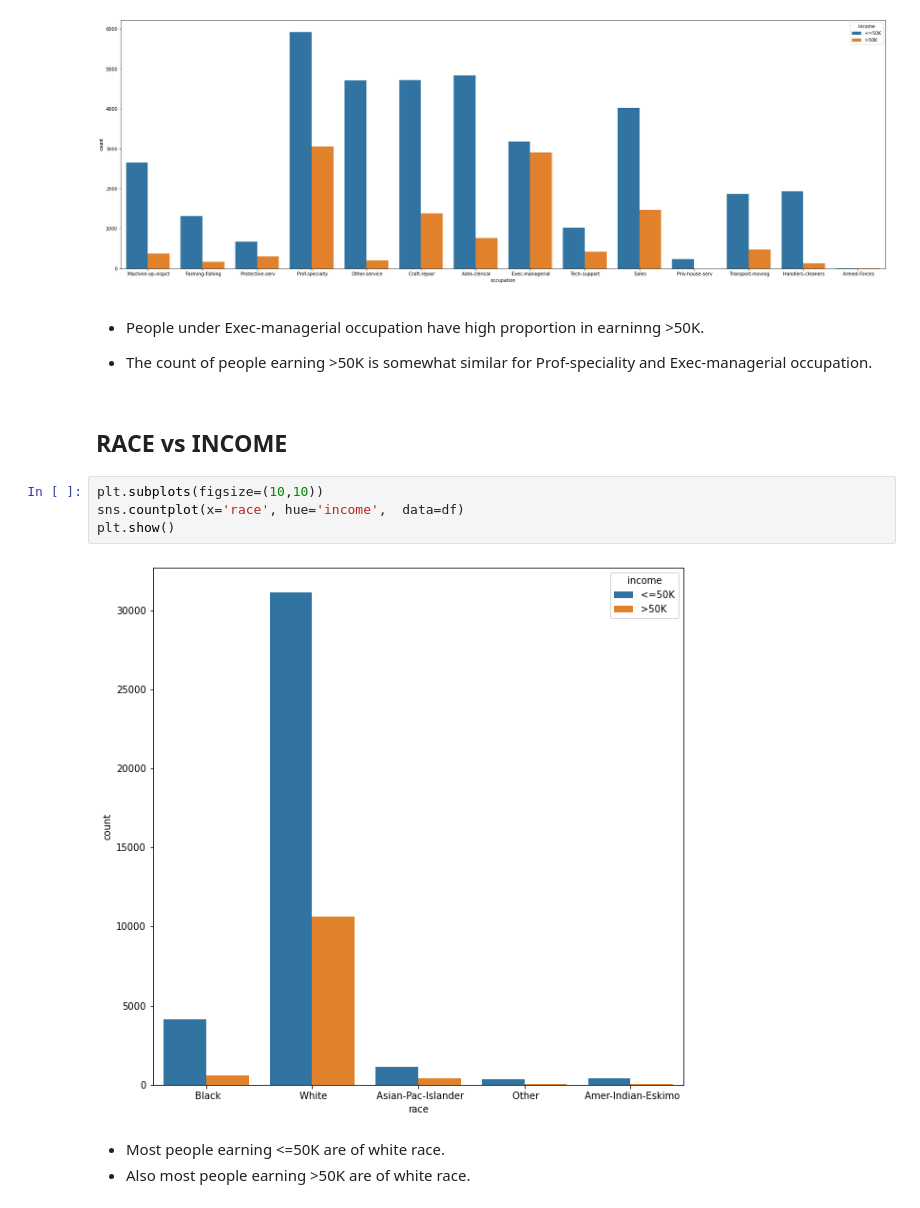
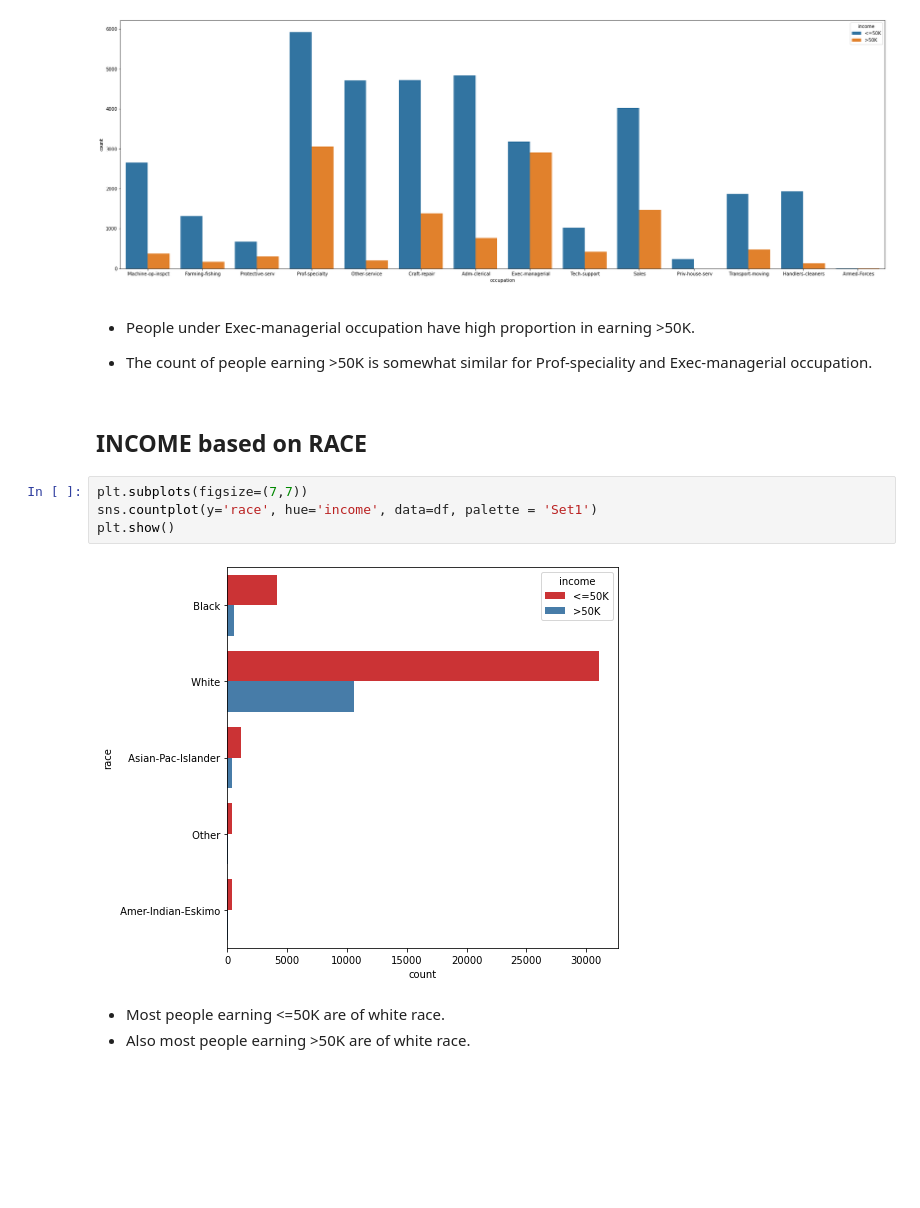
Before and after one commit to adititewari13/Adult-Data_ML, a Jupyter notebook: Adult-Data/income_analysis.ipynb, the cells around one changed output. Drawn from its saved outputs; the diff is of its cells as text; blank space fills up the shorter version.

```diff
--- a/Adult-Data/income_analysis.ipynb
+++ b/Adult-Data/income_analysis.ipynb
@@ -318,18 +316,18 @@ plt.show()
 # %% [markdown]
 
 
-*   People under Exec-managerial occupation have high proportion in earninng >50K.
+*   People under Exec-managerial occupation have high proportion in earning >50K.
 
 
 *   The count of people earning >50K is somewhat similar for Prof-speciality and Exec-managerial occupation.
 # %% [markdown]
-## RACE vs INCOME
+## INCOME based on RACE
 # %%
-plt.subplots(figsize=(10,10))
-sns.countplot(x='race', hue='income',  data=df)
+plt.subplots(figsize=(7,7))
+sns.countplot(y='race', hue='income', data=df, palette = 'Set1')
 plt.show()
 # %% [output]
-[figure, old version]
+[figure, new version]
 # %% [markdown]
 
 
```
Also changed, not shown: parts of 30 cells of this notebook.
